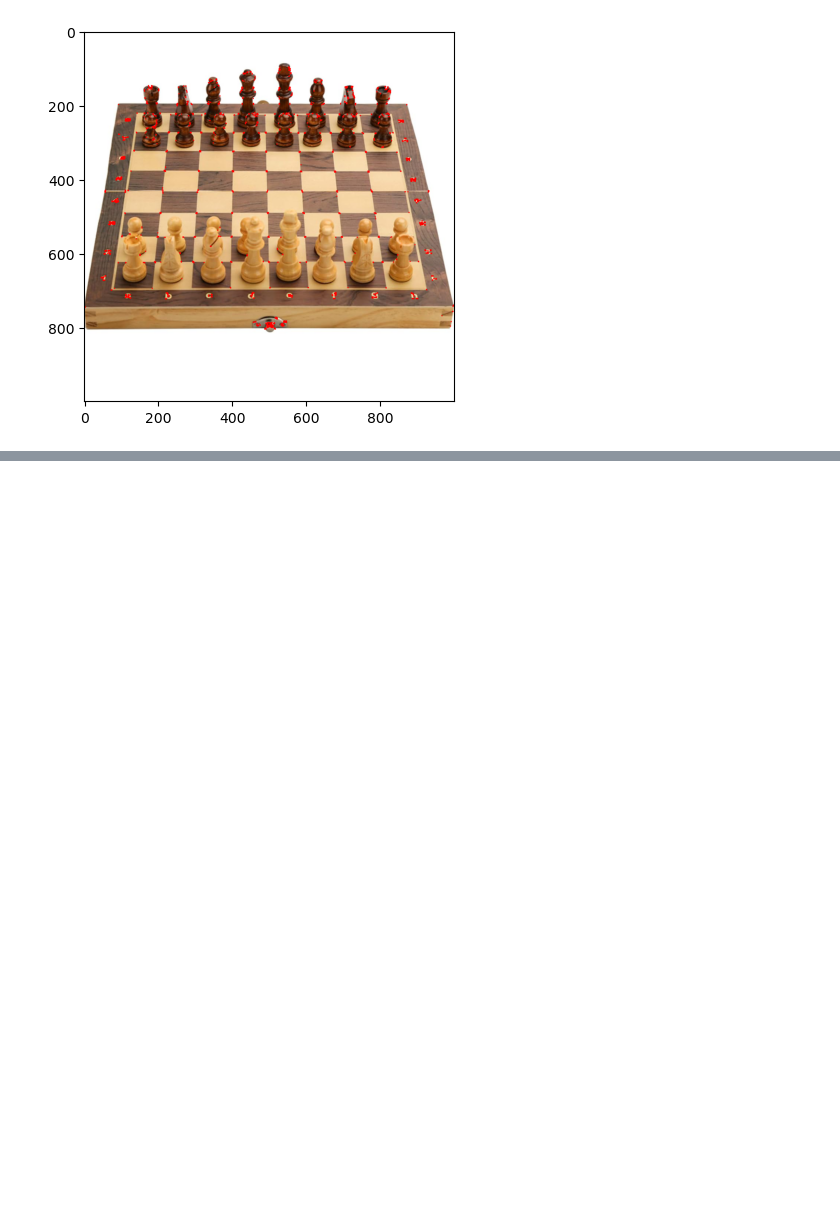
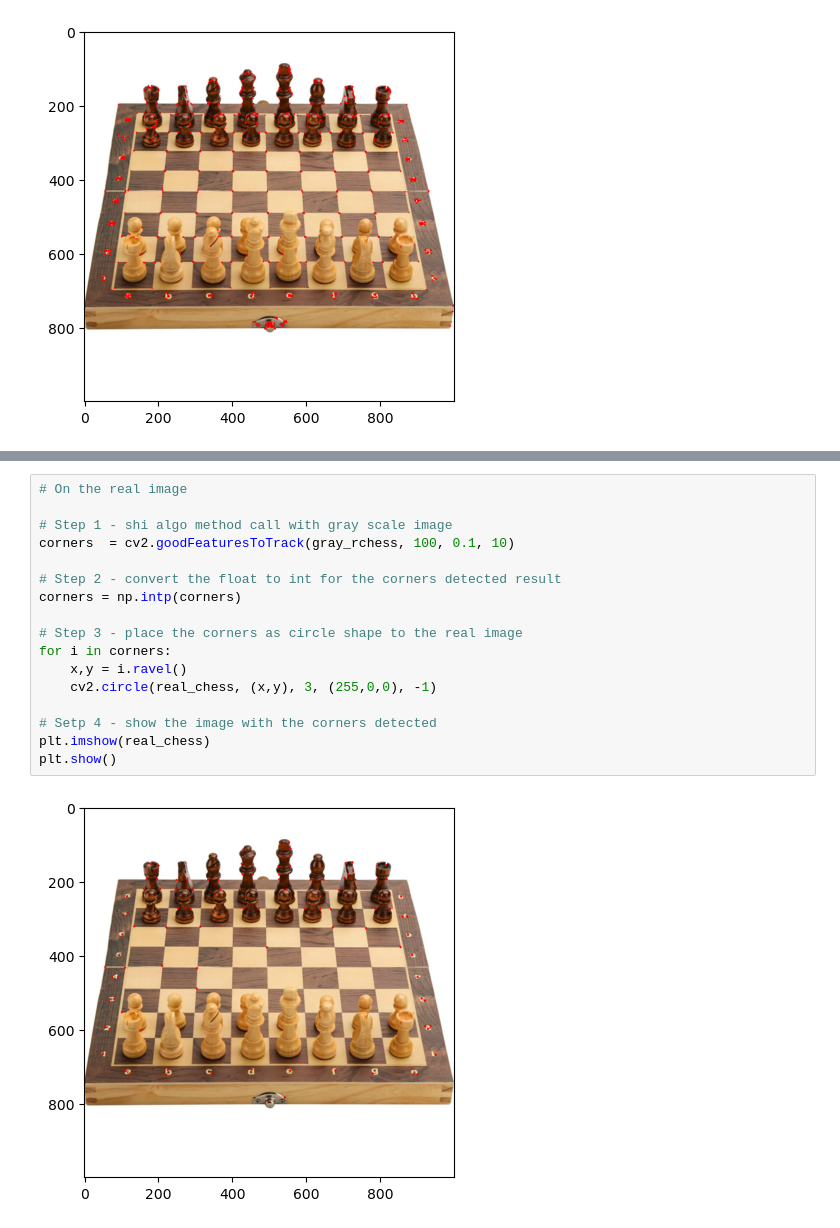
Before and after one commit to X-roz/AI-Quest, a Jupyter notebook: opencvXplorer/ObjectDetection/corner_detection.ipynb, the cells around one changed output, grey strips where cells are left out. Cells and saved outputs as stored; diff of their text form; blank space fills up the shorter version.

```diff
--- a/opencvXplorer/ObjectDetection/corner_detection.ipynb
+++ b/opencvXplorer/ObjectDetection/corner_detection.ipynb
@@ -110,0 +148,19 @@ plt.show()
+# %%
+# On the real image
+
+# Step 1 - shi algo method call with gray scale image
+corners  = cv2.goodFeaturesToTrack(gray_rchess, 100, 0.1, 10)
+
+# Step 2 - convert the float to int for the corners detected result
+corners = np.intp(corners)
+
+# Step 3 - place the corners as circle shape to the real image
+for i in corners:
+    x,y = i.ravel()
+    cv2.circle(real_chess, (x,y), 3, (255,0,0), -1)
+
+# Setp 4 - show the image with the corners detected
+plt.imshow(real_chess)
+plt.show()
+# %% [output]
+[figure, added]
```
Also changed, not shown: parts of 4 cells of this notebook.
